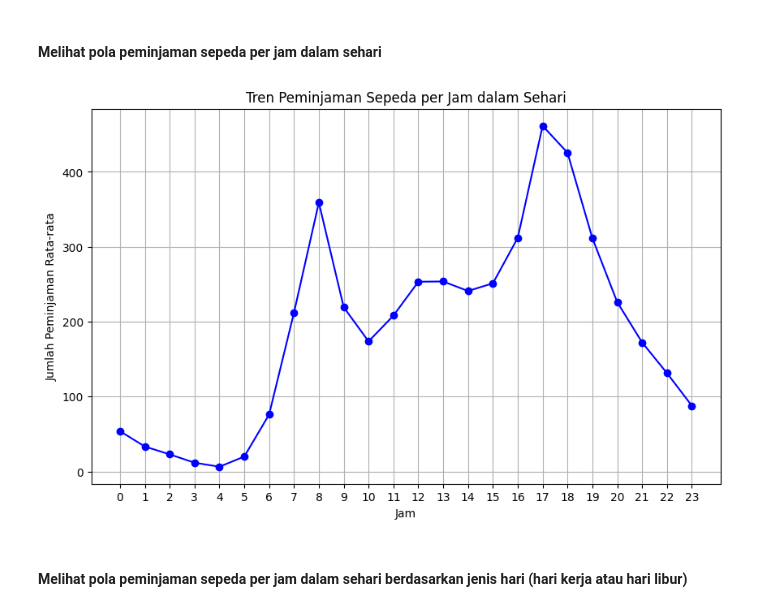
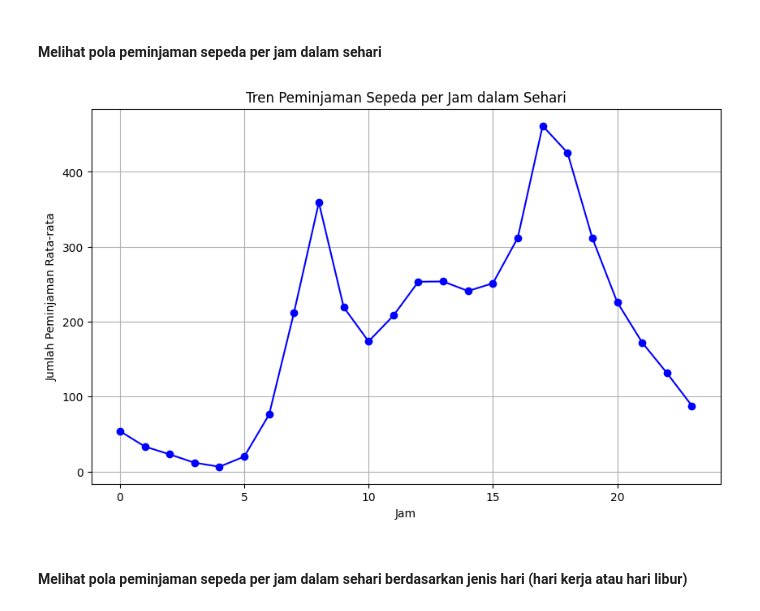
Before and after one commit to FelixMatrixar/BikeSharing-Analysis, a Jupyter notebook: notebook.ipynb, the cells around one changed output. Cells and saved outputs as stored; diff of their text form; code cells hidden in the pictures.

```diff
--- a/notebook.ipynb
+++ b/notebook.ipynb
@@ -125,15 +125,14 @@ Musim pertama merupakan musim dengan total peminjaman terendah, sedangkan musim
 # %%
 # Plot tren peminjaman sepeda per jam dalam sehari
 plt.figure(figsize=(10, 6))
 hour.groupby(hour['hr'])['cnt'].mean().plot(marker='o', color='blue')
 plt.title('Tren Peminjaman Sepeda per Jam dalam Sehari')
 plt.xlabel('Jam')
 plt.ylabel('Jumlah Peminjaman Rata-rata')
-plt.xticks(range(0, 24))
 plt.grid(True)
 plt.show()
 # %% [output]
-[figure, old version]
+[figure, new version]
 # %% [markdown]
 #### Melihat pola peminjaman sepeda per jam dalam sehari berdasarkan jenis hari (hari kerja atau hari libur)
 # %% [markdown]
```
Also changed, not shown: parts of 1 cell of this notebook.
